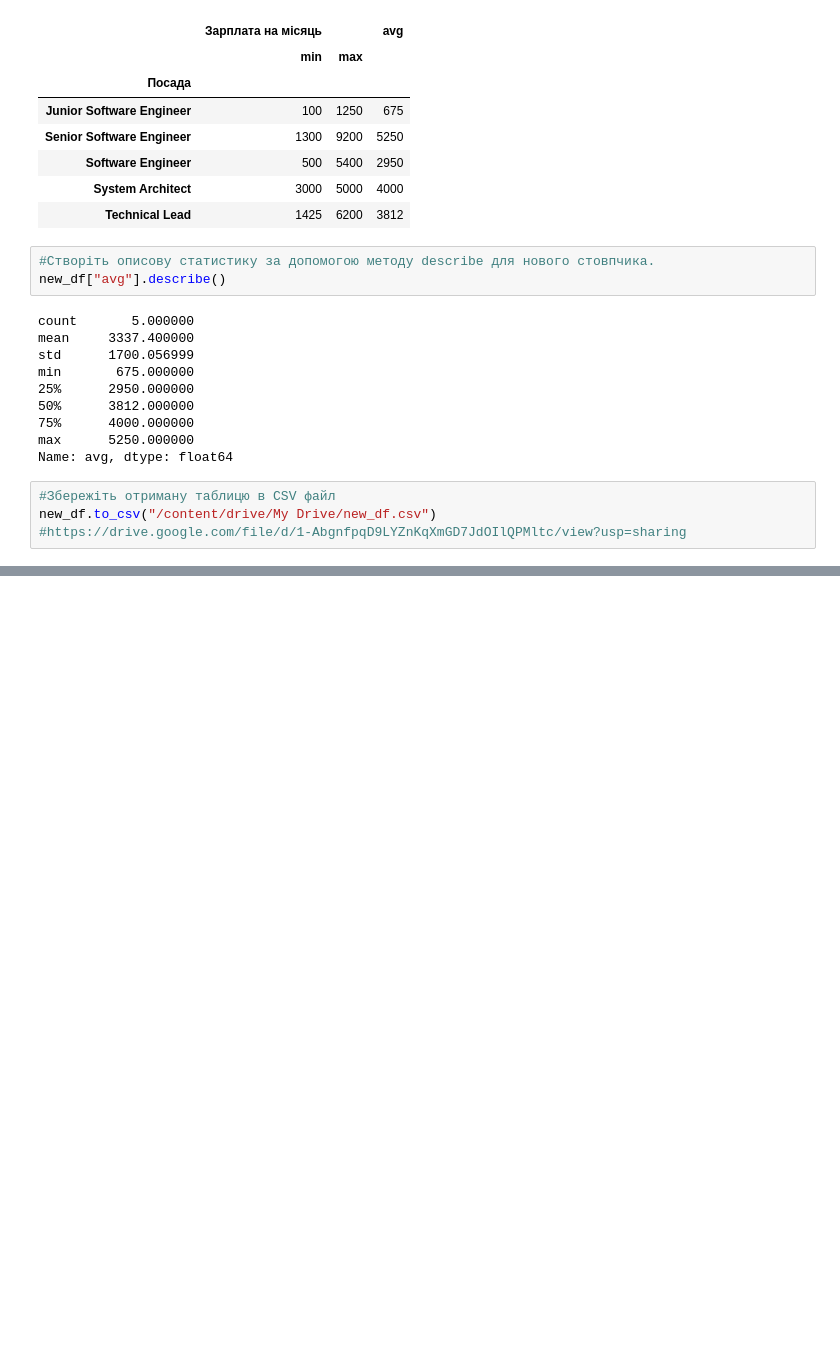
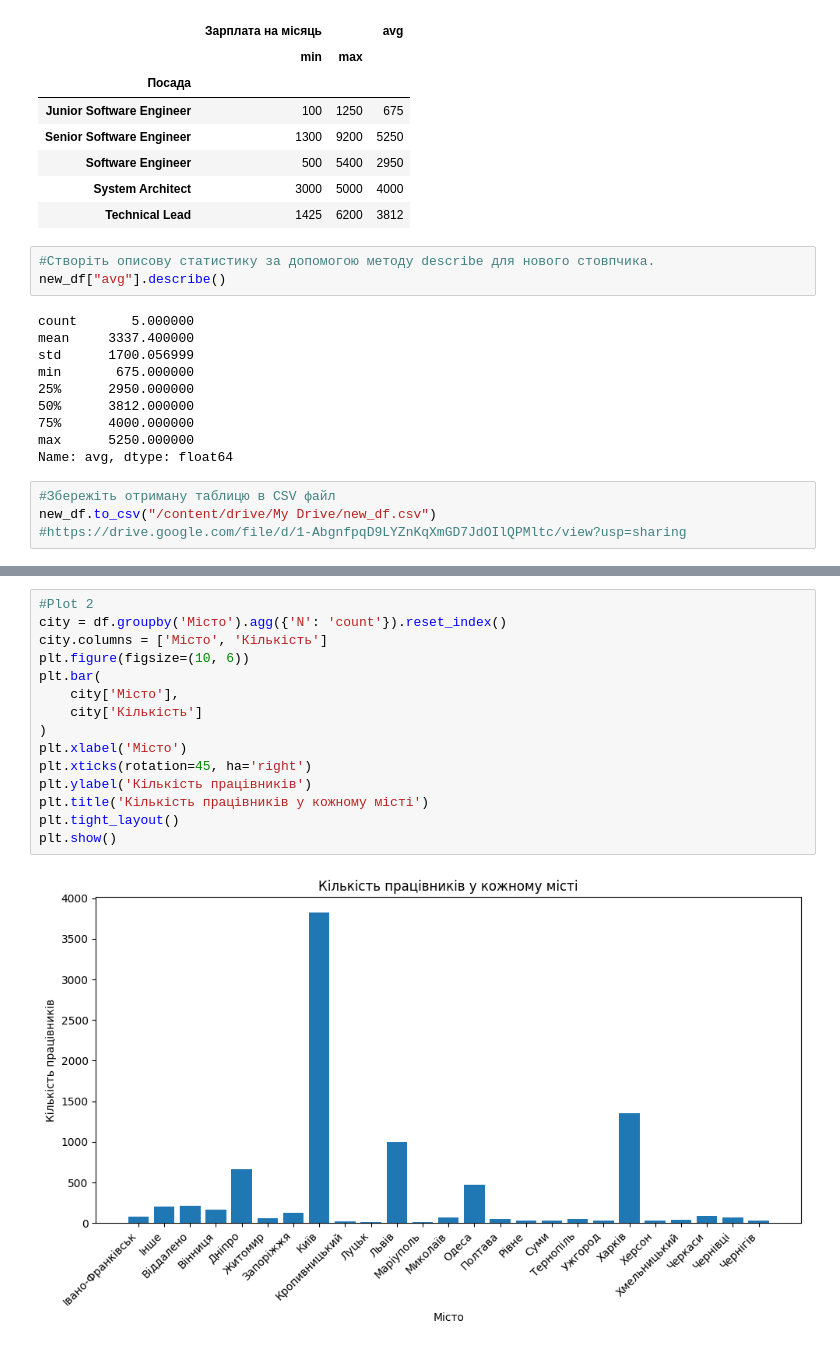
Before and after one commit to MykhailoMykhailiuk/DS-HW, a Jupyter notebook: Hw2_2.ipynb, the cells around one changed output, grey strips where cells are left out. Saved outputs shown, nothing was run; the diff lists cells and outputs as text; blank space fills up the shorter version.

```diff
--- a/Hw2_2.ipynb
+++ b/Hw2_2.ipynb
@@ -215,0 +236,17 @@ new_df.to_csv("/content/drive/My Drive/new_df.csv")
+# %%
+#Plot 2
+city = df.groupby('Місто').agg({'N': 'count'}).reset_index()
+city.columns = ['Місто', 'Кількість']
+plt.figure(figsize=(10, 6))
+plt.bar(
+    city['Місто'],
+    city['Кількість']
+)
+plt.xlabel('Місто')
+plt.xticks(rotation=45, ha='right')
+plt.ylabel('Кількість працівників')
+plt.title('Кількість працівників у кожному місті')
+plt.tight_layout()
+plt.show()
+# %% [output]
+[figure, added]
```
Also changed, not shown: parts of 3 cells of this notebook.
